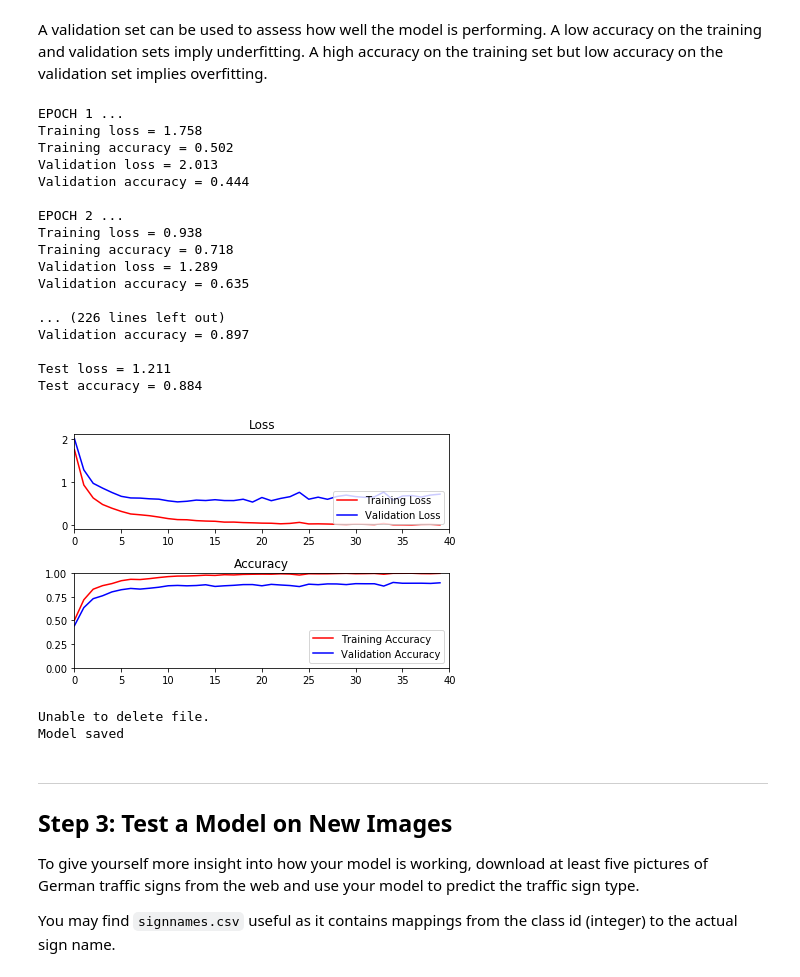
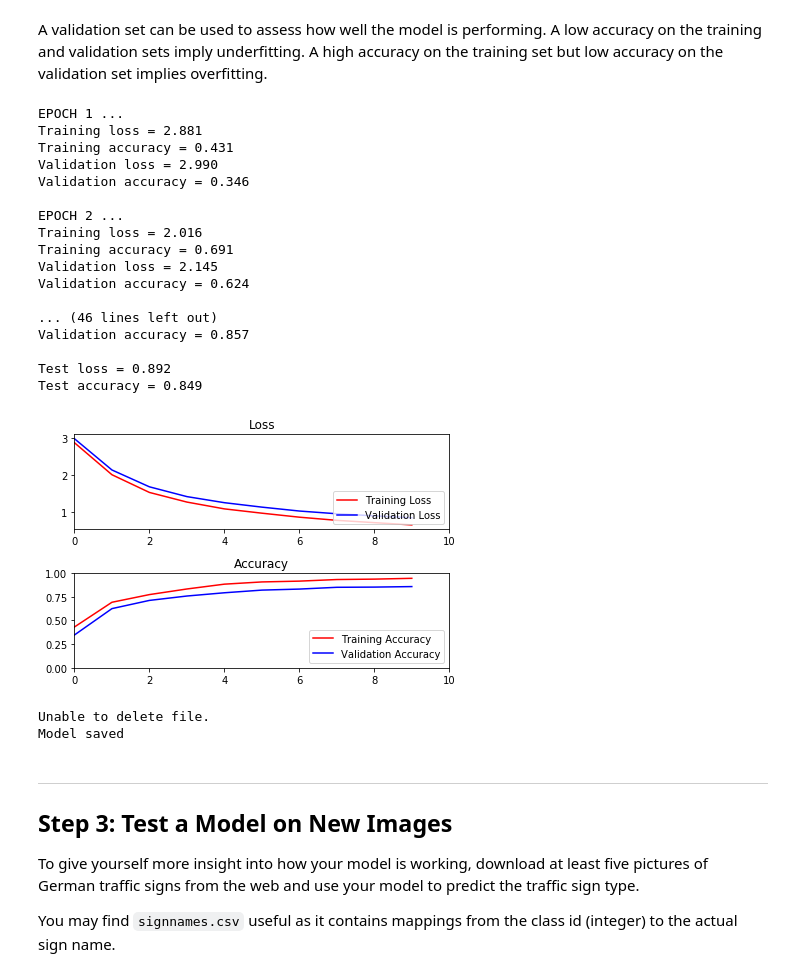
Before and after one commit to joelpou/traffic-sign-classifier, a Jupyter notebook: Traffic_Sign_Classifier.ipynb, the cells around one changed output. Cells and saved outputs as stored; diff of their text form; code cells hidden in the pictures.

Commit message:
changed writeup to readme, updated training scheme, added two last sections of assignment for analysis and performance of classifier.

```diff
--- a/Traffic_Sign_Classifier.ipynb
+++ b/Traffic_Sign_Classifier.ipynb
@@ -284,11 +299,15 @@ learning_rate = tf.placeholder(tf.float32, [])
 keep_prob = tf.placeholder(tf.float32, [])
 one_hot_y = tf.one_hot(y, n_classes)
 
-lr = 0.0005
-EPOCHS = 40
+# Regularization parameter
+# reg = 10
+
+lr = 0.0003
+EPOCHS = 10
 BATCH_SIZE = 128
 
 logits = LeNet(x)
+#  + reg*tf.nn.l2_loss(fc1_W) + reg*tf.nn.l2_loss(fc2_W) + reg*tf.nn.l2_loss(fc3_W)
 cross_entropy = tf.nn.softmax_cross_entropy_with_logits(logits, one_hot_y)
 lossOp = tf.reduce_mean(cross_entropy)
 optimizer = tf.train.AdamOptimizer(learning_rate = learning_rate)
@@ -376,46 +395,46 @@ def train(Xtra, ytra, Xval, yval, Xtes, ytes, lr):
     acc_plot.set_ylim([0, 1.0])
     acc_plot.set_xlim([0, EPOCHS])
     acc_plot.legend(loc=4)
     plt.tight_layout()
     plt.show()
     try:
         saver
     except:
         saver = tf.train.Saver()
     deleteOldModelFiles()
     saver.save(sess, 'pou')
     print("Model saved")
 
 def deleteOldModelFiles():
     try:
         import os
         os.remove('pou')
         os.remove('pou.meta')
         os.remove('checkpoint')
     except:
         print("Unable to delete file.")
 
 
 train(X_train, y_train, X_valid, y_valid, X_test, y_test, lr)
 # %% [output]
 EPOCH 1 ...
-Training loss = 1.758
-Training accuracy = 0.502
-Validation loss = 2.013
-Validation accuracy = 0.444
+Training loss = 2.881
+Training accuracy = 0.431
+Validation loss = 2.990
+Validation accuracy = 0.346
 
 EPOCH 2 ...
-Training loss = 0.938
-Training accuracy = 0.718
-Validation loss = 1.289
-Validation accuracy = 0.635
+Training loss = 2.016
+Training accuracy = 0.691
+Validation loss = 2.145
+Validation accuracy = 0.624
 
-... (226 lines left out)
-Validation accuracy = 0.897
+... (46 lines left out)
+Validation accuracy = 0.857
 
-Test loss = 1.211
-Test accuracy = 0.884
+Test loss = 0.892
+Test accuracy = 0.849
-[figure, old version]
+[figure, new version]
 Unable to delete file.
 Model saved
 # %% [markdown]
```
Also changed, not shown: parts of 11 cells of this notebook, 12 other files.
